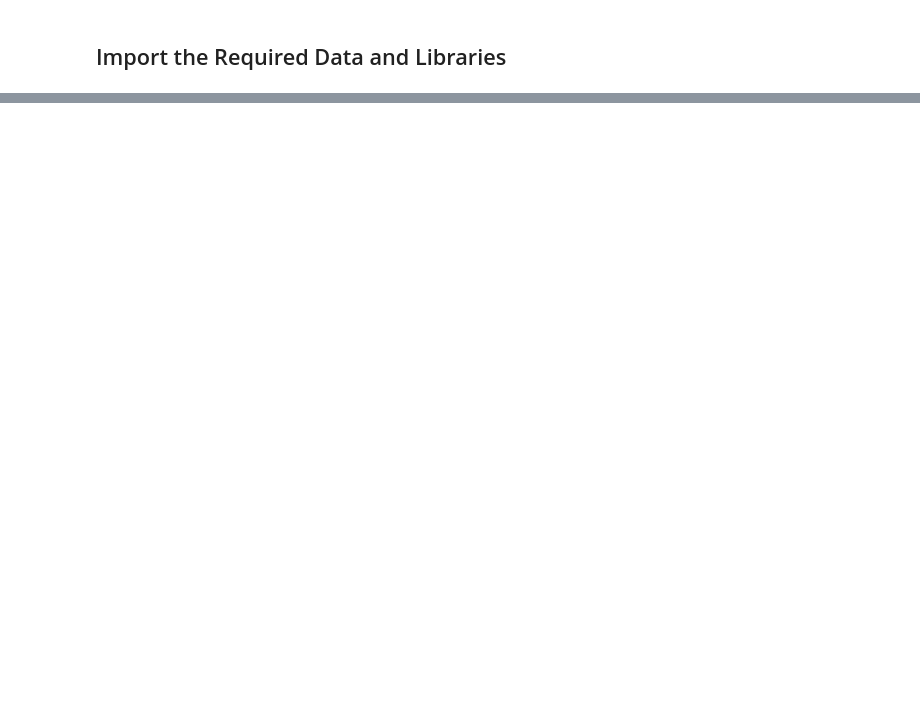
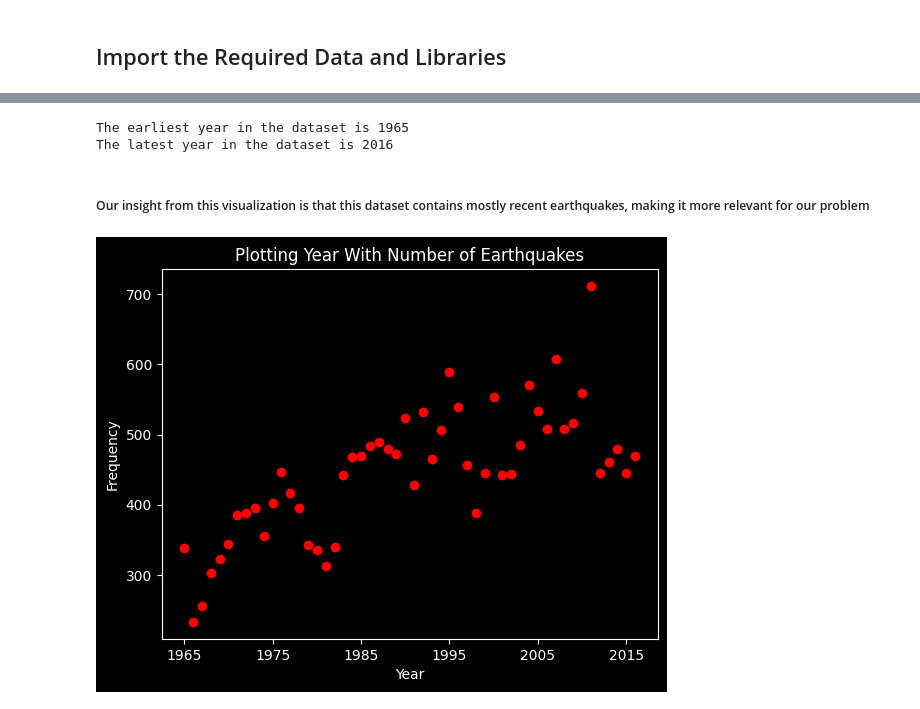
Before and after one commit to Tofudog/CS470-Final-Project, a Jupyter notebook: src/main.ipynb, the cells around one changed output, grey strips where cells are left out. Drawn from its saved outputs; the diff is of its cells as text; code cells hidden in the pictures; blank space fills up the shorter version.

Commit message:
Perform EDA on dataset (#4)
* Perform EDA on dataset

* Address James' comments

```diff
--- a/src/main.ipynb
+++ b/src/main.ipynb
@@ -31,3 +15,5 @@ import os
+# %%
+plt.style.use("dark_background")
 # %%
 DATA_DIRECTORY = "../data/"
 DATA_FILE = f"{DATA_DIRECTORY}/earthquakes.csv"
@@ -49,0 +35,5 @@ raw_df.head()
+# %%
+dates_df = raw_df.copy()
+dates_df["Date"] = pd.to_datetime(dates_df["Date"])
+dates_df.sort_values(by="Date", inplace=True)
+dates_df.head()
@@ -49,0 +47,26 @@ raw_df.head()
+# %%
+earliest_yr = dates_df.iloc[0, 0].year
+latest_yr = dates_df.iloc[-1, 0].year
+print(f"The earliest year in the dataset is {earliest_yr}")
+print(f"The latest year in the dataset is {latest_yr}")
+# %% [output]
+The earliest year in the dataset is 1965
+The latest year in the dataset is 2016
+# %% [markdown]
+##### Our insight from this visualization is that this dataset contains mostly recent earthquakes, making it more relevant for our problem
+# %%
+years = [yr for yr in range(1965, 2016+1)]
+year_frequencies = [0 for _ in range(len(years))]
+
+for date in dates_df["Date"]:
+    yr = date.year
+    year_frequencies[yr-1965] += 1
+
+plt.title("Plotting Year With Number of Earthquakes")
+plt.xlabel("Year")
+plt.ylabel("Frequency")
+plt.xticks([years[i] for i in range(len(years)) if i % 10 == 0])
+plt.scatter(years, year_frequencies, color="red")
+plt.show()
+# %% [output]
+[figure, added]
```
Also changed, not shown: parts of 14 cells of this notebook, 1 other file.
